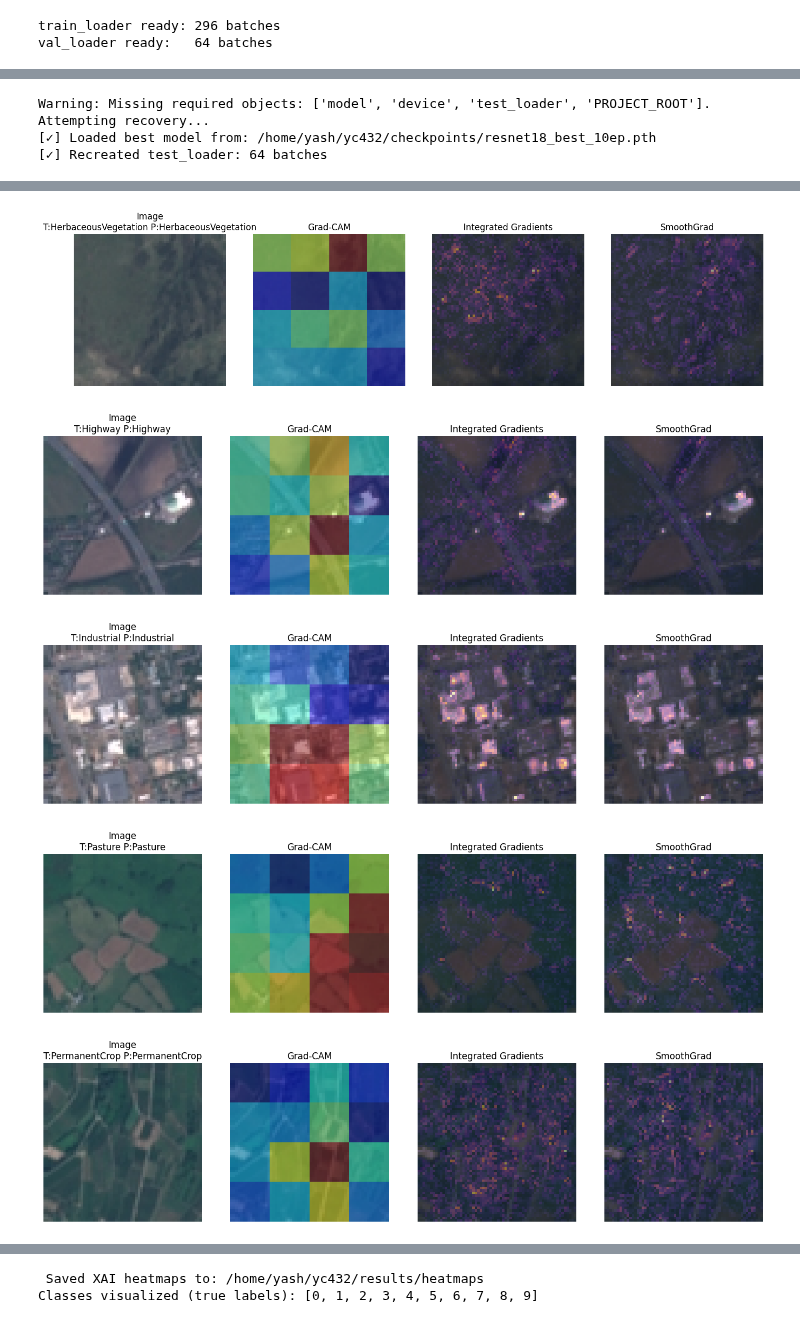
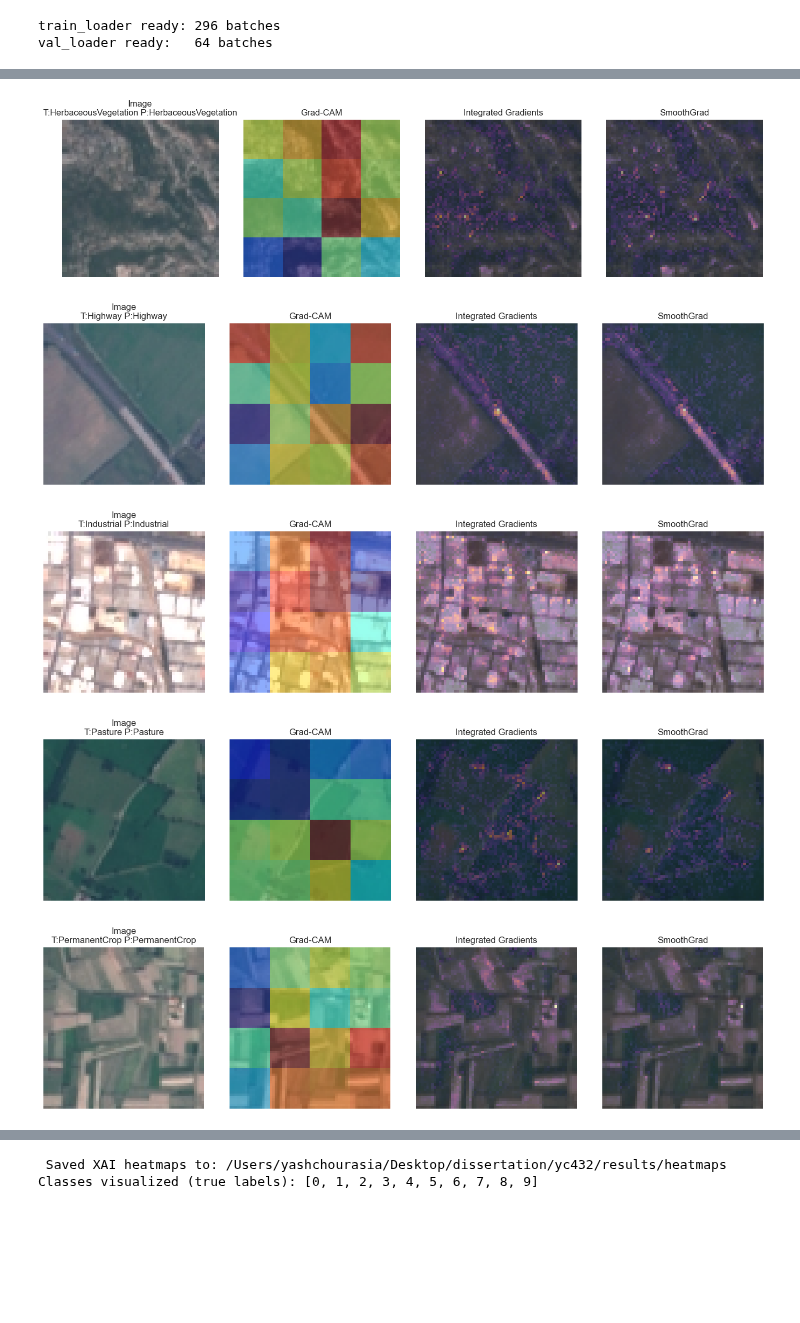
Before and after one commit to yash1-coder/dissertation, a Jupyter notebook: CNN.ipynb, the cells around one changed output, grey strips where cells are left out. Saved outputs shown, nothing was run; the diff lists cells and outputs as text; code cells hidden in the pictures; blank space fills up the shorter version.

```diff
--- a/CNN.ipynb
+++ b/CNN.ipynb
@@ -186,7 +220,7 @@ config = {
             "scheduler": "CosineAnnealingLR",
             "epochs": 30,
             "batch_size": 64,
-            "num_workers": 2,
+            "num_workers": 0,
         },
         "vit_tiny": {
             "pretrained": True,
@@ -199,7 +233,7 @@ config = {
             "scheduler": "CosineAnnealingLR",
             "epochs": 30,
             "batch_size": 64,
-            "num_workers": 2,
+            "num_workers": 0,
         },
         "vim": {
             "pretrained": False,
@@ -211,7 +245,7 @@ config = {
             "warmup_epochs": 5,
             "epochs": 30,
             "batch_size": 64,
-            "num_workers": 2,
+            "num_workers": 0,
             "fp16": True,
         },
     },
@@ -536,10 +570,14 @@ for _, row in sample_df.sample(200, random_state=GLOBAL_SEED).iterrows():
     img = Image.open(row["filepath"]).convert("RGB")
     tensor = to_tensor(img)
     for c in range(3):
-        all_pixels[c].extend(tensor[c].flatten().numpy())
+        all_pixels[c].append(tensor[c].flatten().numpy())
 
+# Use fixed bin edges for numerical stability across numpy/matplotlib versions
+bins = np.linspace(0.0, 1.0, 51)
 for c in range(3):
-    axes[c].hist(all_pixels[c], bins=50, color=channel_colors[c], alpha=0.8, density=True)
+    channel_vals = np.concatenate(all_pixels[c]).astype(np.float32)
+    channel_vals = channel_vals[np.isfinite(channel_vals)]
+    axes[c].hist(channel_vals, bins=bins, color=channel_colors[c], alpha=0.8, density=True)
     axes[c].set_title(f"{channel_names[c]} Channel", fontsize=12, fontweight="bold")
     axes[c].set_xlabel("Pixel Value (normalized)")
     axes[c].set_ylabel("Density")
@@ -547,7 +585,7 @@ for c in range(3):
                     label=f"Mean={dataset_mean[c]:.3f}")
     axes[c].legend(fontsize=9)
 
-fig.suptitle("EuroSAT RGB — Per-Channel Pixel Distribution", fontsize=14, fontweight="bold")
+fig.suptitle("EuroSAT RGB - Per-Channel Pixel Distribution", fontsize=14, fontweight="bold")
 plt.tight_layout()
 fig.savefig(PROJECT_ROOT / "data" / "eda" / "channel_histograms.png", dpi=150, bbox_inches="tight")
 plt.show()
@@ -599,7 +637,7 @@ from torchvision import transforms
 
 # ---- Paths ----
 if "PROJECT_ROOT" not in globals():
-    PROJECT_ROOT = pathlib.Path("/home/yash/yc432")  # change only if your repo is elsewhere
+    PROJECT_ROOT = pathlib.Path(".")  # change only if your repo is elsewhere
 
 splits_dir = PROJECT_ROOT / "data" / "splits"
 
@@ -659,7 +697,7 @@ train_dataset = EuroSATDataset(df_train, transform=train_transform)
 val_dataset = EuroSATDataset(df_val, transform=eval_transform)
 
 batch_size = 64
-num_workers = 2
+num_workers = 0
 pin_memory = torch.cuda.is_available()
 
 train_loader = DataLoader(
@@ -936,7 +978,7 @@ if missing:
 
 # ---------- recovery/setup ----------
 if "PROJECT_ROOT" not in globals():
-    PROJECT_ROOT = Path("/home/yash/yc432")  # change if needed
+    PROJECT_ROOT = Path(".")  # change if needed
 
 if "device" not in globals():
     device = torch.device("cuda" if torch.cuda.is_available() else "cpu")
@@ -1000,7 +1042,7 @@ if "test_loader" not in globals():
         test_dataset,
         batch_size=64,
         shuffle=False,
-        num_workers=2,
+        num_workers=0,
         pin_memory=torch.cuda.is_available(),
     )
     print(f"[✓] Recreated test_loader: {len(test_loader)} batches")
@@ -1134,6 +1176,3 @@ for i in range(K):
 print(f" Saved XAI heatmaps to: {save_dir}")
 print(f"Classes visualized (true labels): {ordered_classes}")
 # %% [output]
-Warning: Missing required objects: ['model', 'device', 'test_loader', 'PROJECT_ROOT']. Attempting recovery...
-[✓] Loaded best model from: /home/yash/yc432/checkpoints/resnet18_best_10ep.pth
-[✓] Recreated test_loader: 64 batches
@@ -1142,5 +1181,5 @@ Warning: Missing required objects: ['model', 'device', 'test_loader', 'PROJECT_R
-[figure, old version]
+[figure, new version]
-[figure, old version]
+[figure, new version]
-[figure, old version]
+[figure, new version]
-[figure, old version]
+[figure, new version]
-[figure, old version]
+[figure, new version]
@@ -1150,5 +1189,5 @@ Warning: Missing required objects: ['model', 'device', 'test_loader', 'PROJECT_R
- Saved XAI heatmaps to: /home/yash/yc432/results/heatmaps
-Classes visualized (true labels): [0, 1, 2, 3, 4, 5, 6, 7, 8, 9]
+ Saved XAI heatmaps to: /Users/yashchourasia/Desktop/dissertation/yc432/results/heatmaps
+Classes visualized (true labels): [0, 1, 2, 3, 4, 5, 6, 7, 8, 9]
 # %%
 import json
 import matplotlib.pyplot as plt
```
Also changed, not shown: parts of 22 cells of this notebook.
